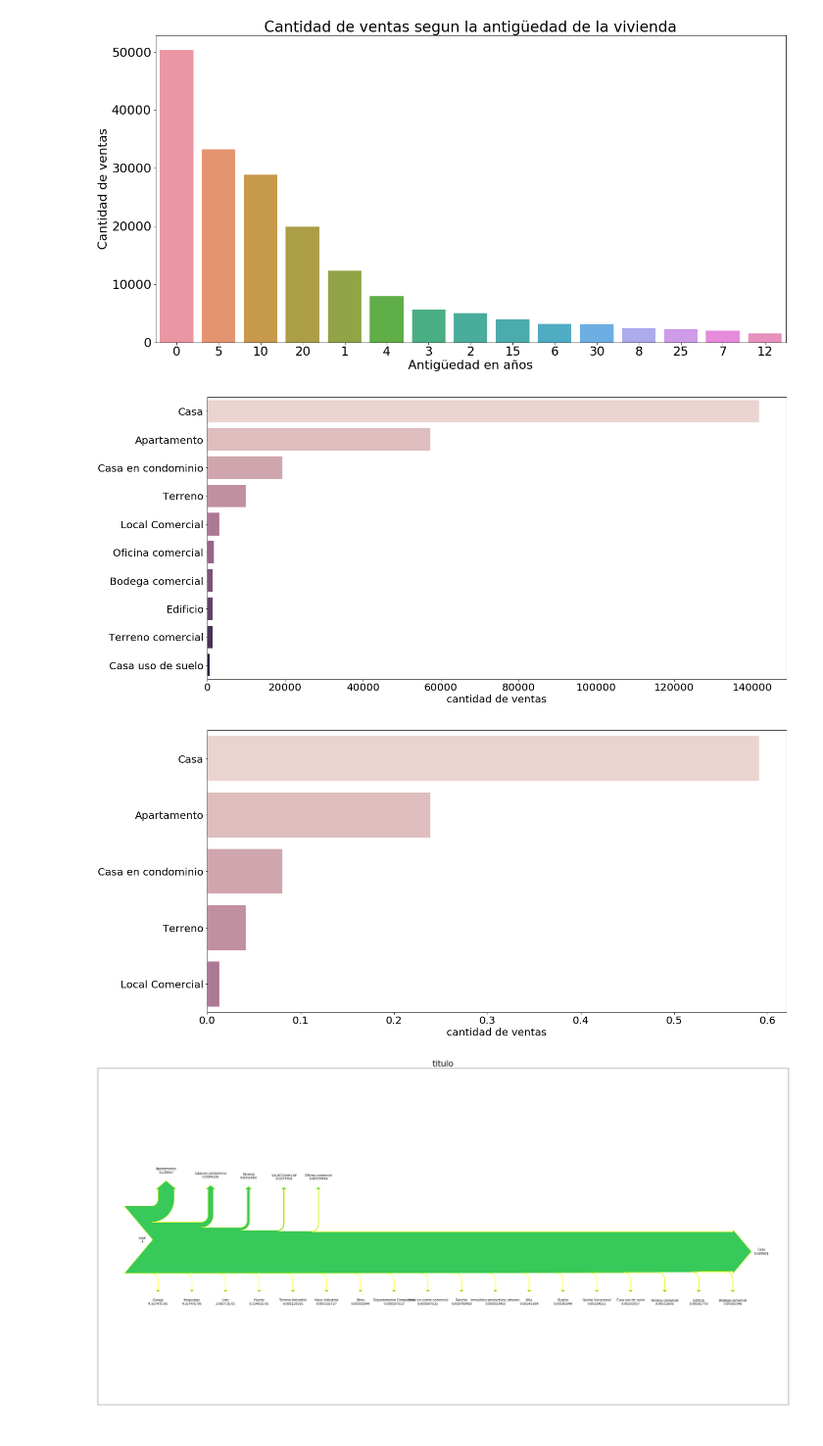
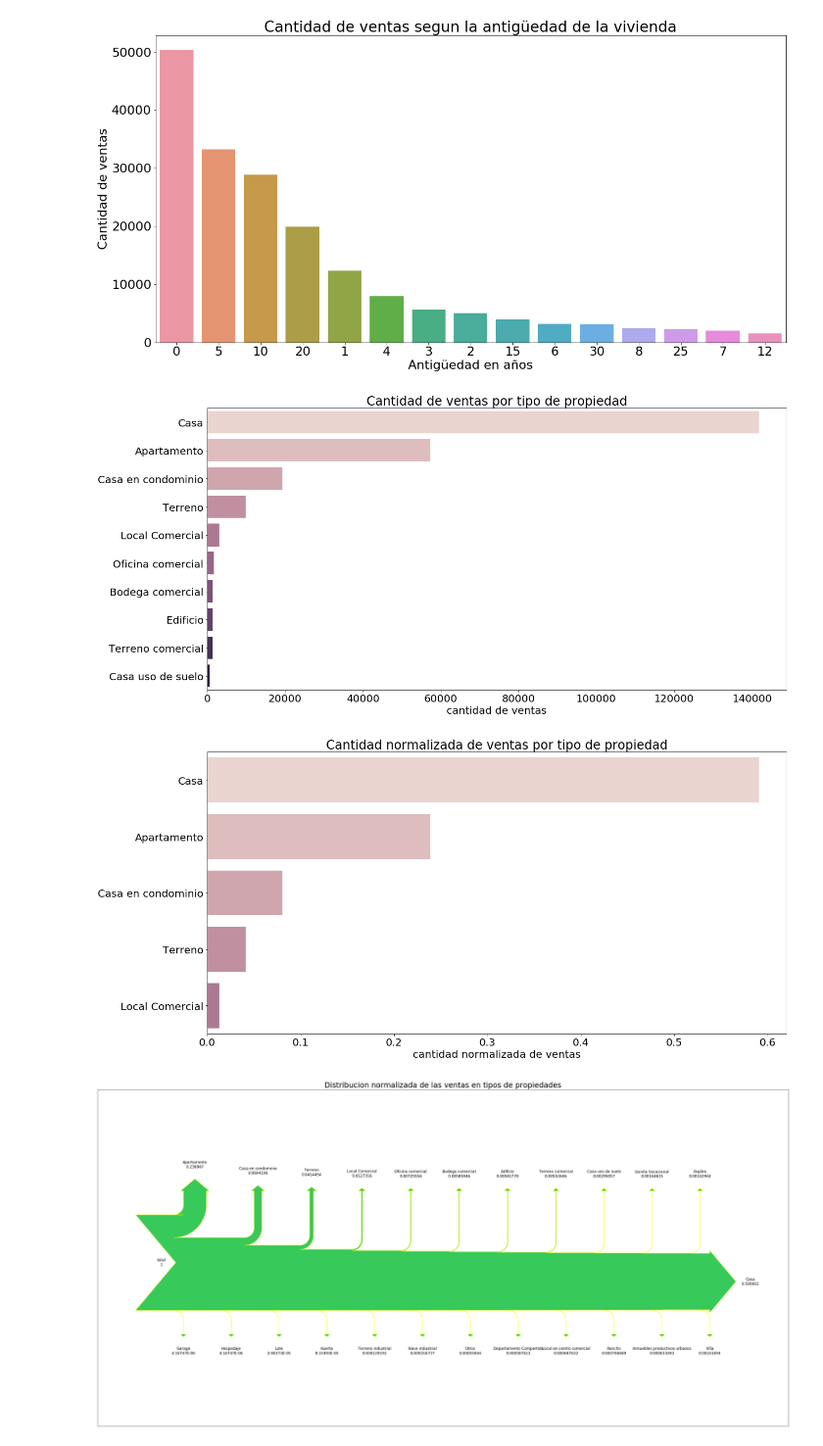
Before and after one commit to BraianV/Datos2019-2doCuatri, a Jupyter notebook: Sankey Tipos de prop y ventas por antiguedad.ipynb, the cells around one changed output. Shown at 98% size. Drawn from its saved outputs; the diff is of its cells as text; code cells hidden in the pictures.

Commit message:
agrego titulos

```diff
--- a/Sankey Tipos de prop y ventas por antiguedad.ipynb
+++ b/Sankey Tipos de prop y ventas por antiguedad.ipynb
@@ -64,25 +64,27 @@ tipos = data.tipodepropiedad.value_counts().head(10)
 plt.figure(figsize=(20,10))
 plt.rcParams.update({'font.size': 20})
 fig = sns.barplot(y=tipos.index, x=tipos, palette= sns.cubehelix_palette(10))
+fig.set_title('Cantidad de ventas por tipo de propiedad')
 fig.set_xlabel("cantidad de ventas")
 plt.show(fig)
 # %% [output]
-[figure, old version]
+[figure, new version]
 # %%
 tipos = data.tipodepropiedad.value_counts(normalize=True).head(5)
 plt.figure(figsize=(20,10))
 plt.rcParams.update({'font.size': 20})
 fig = sns.barplot(y=tipos.index, x=tipos, palette= sns.cubehelix_palette(10))
-fig.set_xlabel("cantidad de ventas")
+fig.set_title('Cantidad normalizada de ventas por tipo de propiedad')
+fig.set_xlabel("cantidad normalizada de ventas")
 plt.show(fig)
 # %% [output]
-[figure, old version]
+[figure, new version]
 # %%
 #Sankey
 tipos = data.tipodepropiedad.value_counts(normalize = True)
 total = tipos.sum()
-orients = [0, 0,-1,-1,-1, -1, 1, 1, 1, 1, 1, 1 ,1 , 1, 1, 1, 1, 1, 1, 1, 1, 1, 1 ,1 , 1]
-orients = [0,0,1,1,1,1,1,-1,-1,-1,-1,-1,-1,-1,-1,-1,-1,-1,-1,-1,-1,-1,-1,-1,-1]
+
+orients = [0,0,1,1,1,1,1,1,1,1,1,1,1,-1,-1,-1,-1,-1,-1,-1,-1,-1,-1,-1,-1]
 
 listaCount = (-tipos).tolist()
 listaCount.insert(0, total)
@@ -92,11 +94,11 @@ listaTipos.insert(0, "total")
 # %%
 fig = plt.figure(figsize=(40, 20))
 ax = fig.add_subplot(1, 1, 1, xticks=[], yticks=[],
-                     title="titulo")
+                     title="Distribucion normalizada de las ventas en tipos de propiedades")
 diagrams = Sankey(ax=ax,facecolor='#37c959', flows=listaCount,labels=listaTipos, scale = 1.0, color = 'yellow', gap=0.5, orientations=orients).finish()
 for diagram in diagrams:
     for text in diagram.texts:
-        text.set_fontsize('10')
+        text.set_fontsize('12')
 plt.show()
 # %% [output]
-[figure, old version]
+[figure, new version]
```
